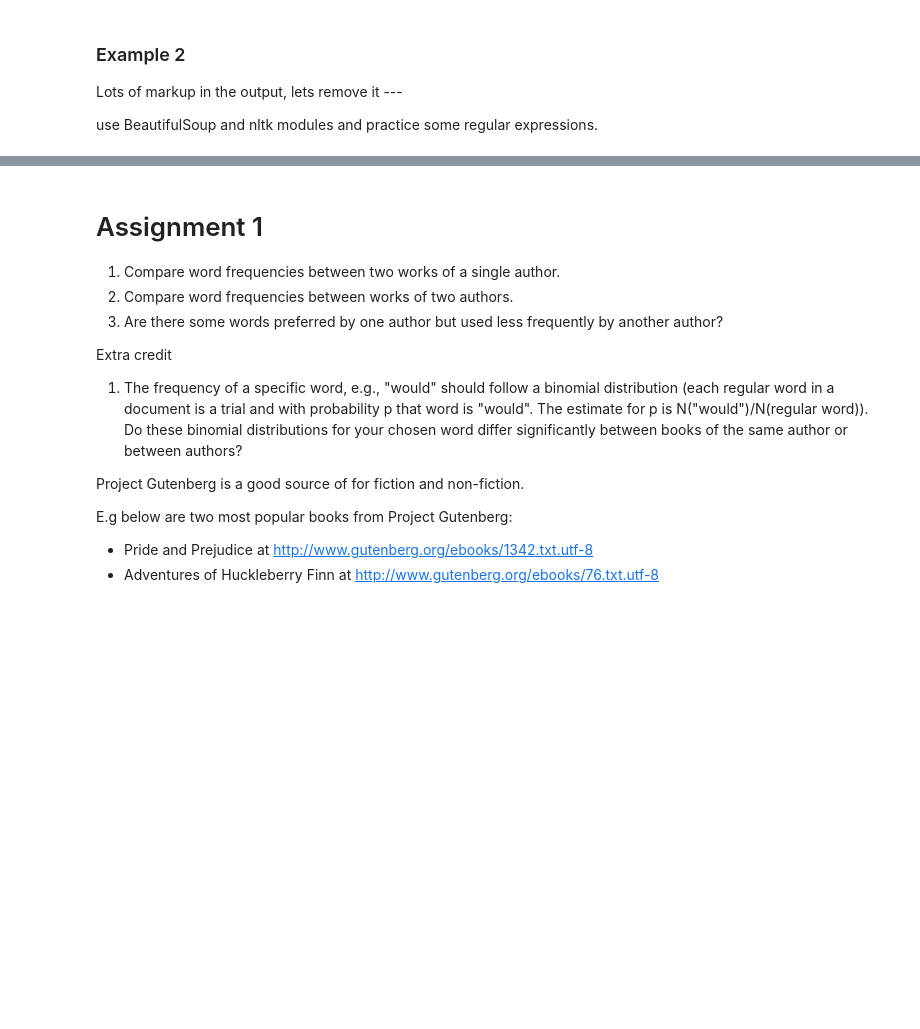
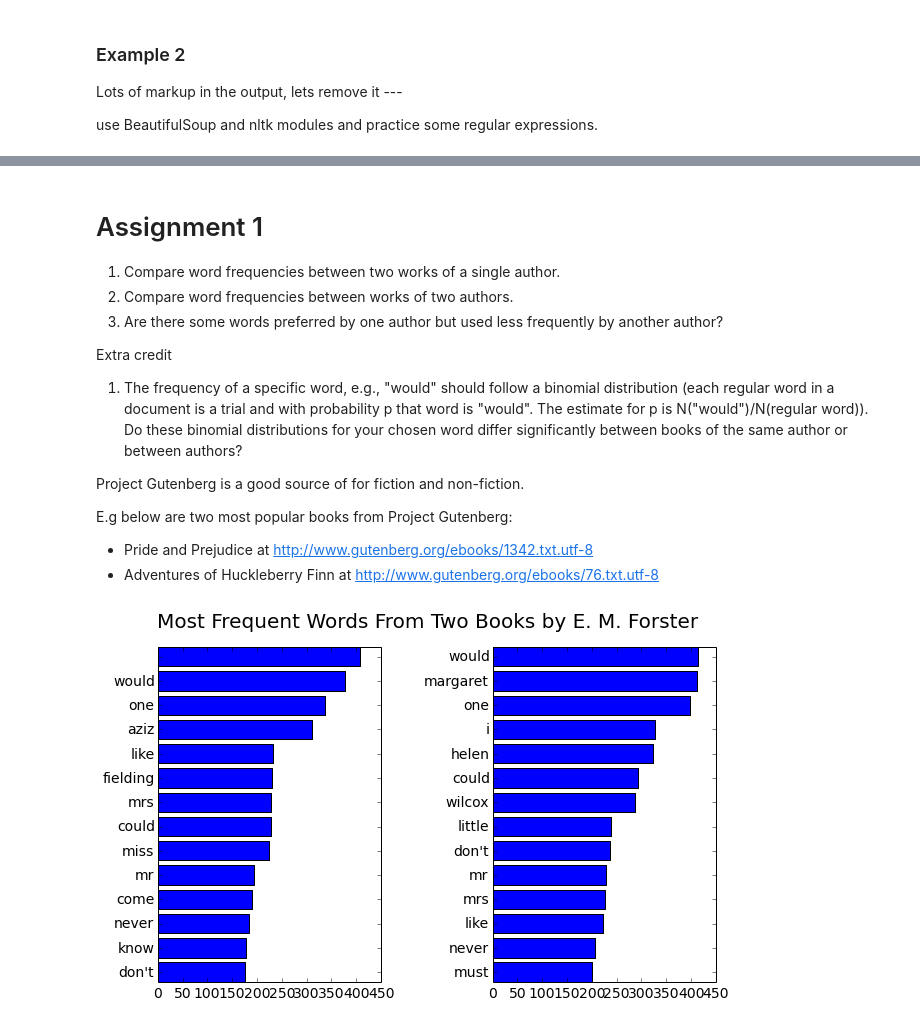
Before and after one commit to fdac/Assignment1, a Jupyter notebook: Assignment1.ipynb, the cells around one changed output, grey strips where cells are left out. Drawn from its saved outputs; the diff is of its cells as text; code cells hidden in the pictures; blank space fills up the shorter version.

Commit message:
Completed assignment, though not EC

```diff
--- a/Assignment1.ipynb
+++ b/Assignment1.ipynb
@@ -162,8 +182,8 @@ plotTwoLists (wf_ee, wf_bu, 'Most Frequent Words From Two Departments')
 # Assignment 1
 
 1. Compare word frequencies between two works of a single author.
-1. Compare word frequencies between works of two authors.
-1. Are there some words preferred by one author but used less frequently by another author?
+2. Compare word frequencies between works of two authors.
+3. Are there some words preferred by one author but used less frequently by another author?
 
 Extra credit
 
@@ -174,3 +194,12 @@ Project Gutenberg is a good source of for fiction and non-fiction.
 E.g below are two most popular books from Project Gutenberg:
 - Pride and Prejudice at http://www.gutenberg.org/ebooks/1342.txt.utf-8
 - Adventures of Huckleberry Finn at http://www.gutenberg.org/ebooks/76.txt.utf-8
+# %%
+# Assignment 1.1
+# Compare word frequencies between two works of a single author.
+
+(wf_ee, tw_ee) = get_wf('https://archive.org/stream/APassageToIndia_109/APassageToIndia_djvu.txt')      # A Passage to India
+(wf_bu, tw_bu) = get_wf('http://www.gutenberg.org/dirs/etext01/hoend10h.htm')                           # Howards End
+plotTwoLists (wf_ee, wf_bu, 'Most Frequent Words From Two Books by E. M. Forster')
+# %% [output]
+[figure, added]
```
Also changed, not shown: parts of 5 cells of this notebook.
